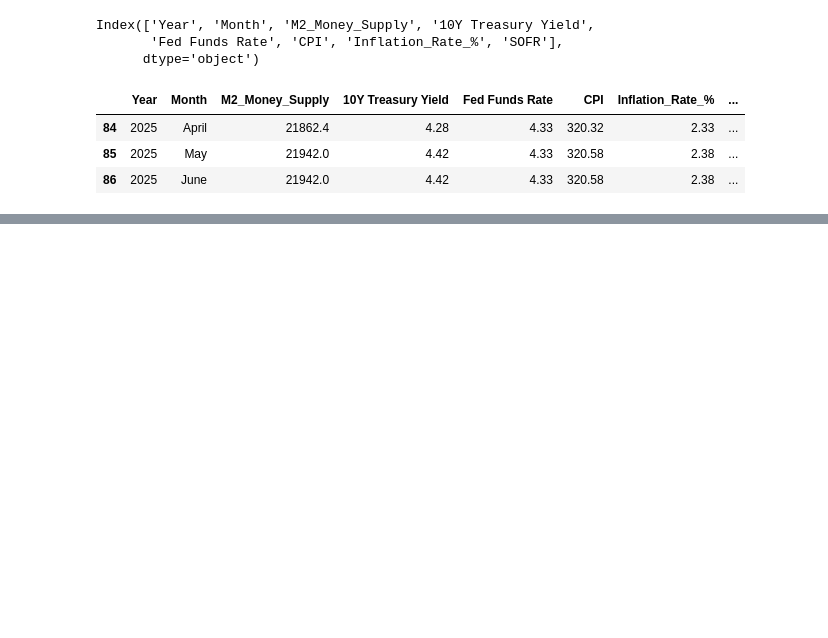
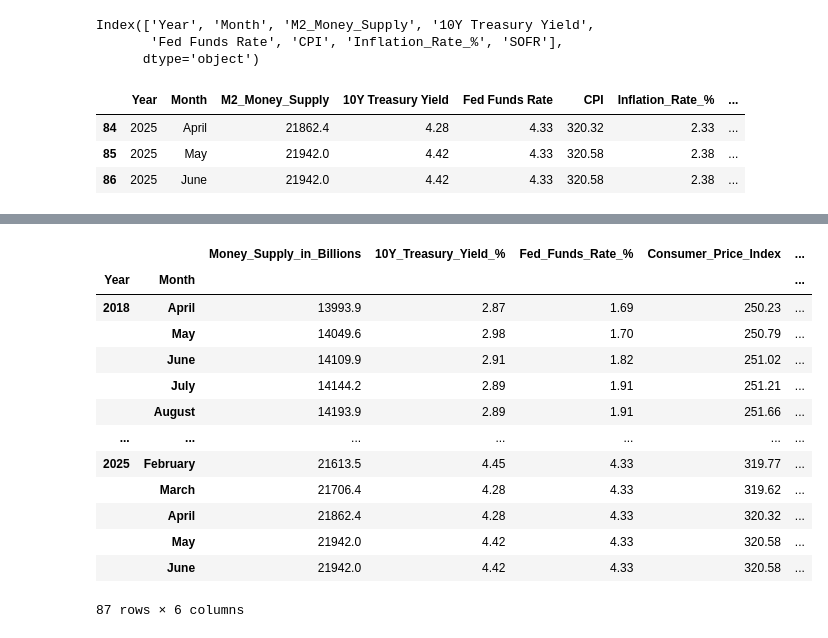
Before and after one commit to matt-harvey-data/US_Economic_Indicators_2018-2025, a Jupyter notebook: US_Macro_Economic_Indicators_2018-2025.ipynb, the cells around one changed output, grey strips where cells are left out. Saved outputs shown, nothing was run; the diff lists cells and outputs as text; code cells hidden in the pictures; blank space fills up the shorter version.

```diff
--- a/US_Macro_Economic_Indicators_2018-2025.ipynb
+++ b/US_Macro_Economic_Indicators_2018-2025.ipynb
@@ -111,3 +112,12 @@ econ_data.tail(5)
 |  | April | 21862.4 | 4.28 | 4.33 | 320.32 | ... |
 |  | May | 21942.0 | 4.42 | 4.33 | 320.58 | ... |
 |  | June | 21942.0 | 4.42 | 4.33 | 320.58 | ... |
+# %%
+# Iterate through each column in the DataFrame
+for col in econ_data.columns:
+    # Calculate a Month over Month change in each column by comparing it's current value to it's previous and save this back to DataFrame using
+    # the previous column name with '_MoM_Change' appended to the column name
+    econ_data.insert(econ_data.columns.get_loc(col) + 1, col + '_MoM_Change',  econ_data[col].diff())
+    # Calculate a Year over Year change in each column by comparing it's current value to that of 12 months ago and save this back to DataFrame
+    # using the previous column name with '_YoY_Change' appended to the column name
+    econ_data.insert(econ_data.columns.get_loc(col) + 2, col + '_YoY_Change', econ_data[col].diff(periods=12))
@@ -113,0 +137,48 @@ econ_data.tail(5)
+# %%
+# Create a blank DataFrame to store all of the original raw values
+raw_df = pd.DataFrame()
+
+# Create a blank DataFrame to store all of the MoM change values
+mon_change_df = pd.DataFrame()
+
+# Create a blank DataFraem to store all of the YoY change values
+yr_change_df = pd.DataFrame()
+
+# Iterate through all of the column names in what I'll now call the 'Master' DataFrame
+for col in econ_data.columns:
+    # If the column name associated with this iteration contains '_MoM'
+    if '_MoM' in col:
+        # Append the column to the mon_change_df DataFrame
+        mon_change_df[col] = econ_data[col]
+    # If the column name associated with this iteration contains '_YoY'
+    elif '_YoY' in col:
+        # Append the column to the yr_change_df DataFrame
+        yr_change_df[col] = econ_data[col]
+    # If the column name contains neither pattern
+    else:
+        # Append the column to the DataFrame designed to store the original raw values
+        raw_df[col] = econ_data[col]
+
+# Drop the 1st row of mon_change_df as at this point there was no previous value to compare to, and all values are NaN
+mon_change_df = mon_change_df[1:]
+
+# Drop the 1st 12 rows of yr_change_df as at this point there was no previous value to compare to, and all values are NaN
+yr_change_df = yr_change_df[12:]
+
+# Sanity check
+raw_df
+# %% [output]
+|  |  | Money_Supply_in_Billions | 10Y_Treasury_Yield_% | Fed_Funds_Rate_% | Consumer_Price_Index | ... |
+| Year | Month |  |  |  |  | ... |
+| 2018 | April | 13993.9 | 2.87 | 1.69 | 250.23 | ... |
+|  | May | 14049.6 | 2.98 | 1.70 | 250.79 | ... |
+|  | June | 14109.9 | 2.91 | 1.82 | 251.02 | ... |
+|  | July | 14144.2 | 2.89 | 1.91 | 251.21 | ... |
+|  | August | 14193.9 | 2.89 | 1.91 | 251.66 | ... |
+| ... | ... | ... | ... | ... | ... | ... |
+| 2025 | February | 21613.5 | 4.45 | 4.33 | 319.77 | ... |
+|  | March | 21706.4 | 4.28 | 4.33 | 319.62 | ... |
+|  | April | 21862.4 | 4.28 | 4.33 | 320.32 | ... |
+|  | May | 21942.0 | 4.42 | 4.33 | 320.58 | ... |
+|  | June | 21942.0 | 4.42 | 4.33 | 320.58 | ... |
+87 rows × 6 columns
```
Also changed, not shown: parts of 5 cells of this notebook.
